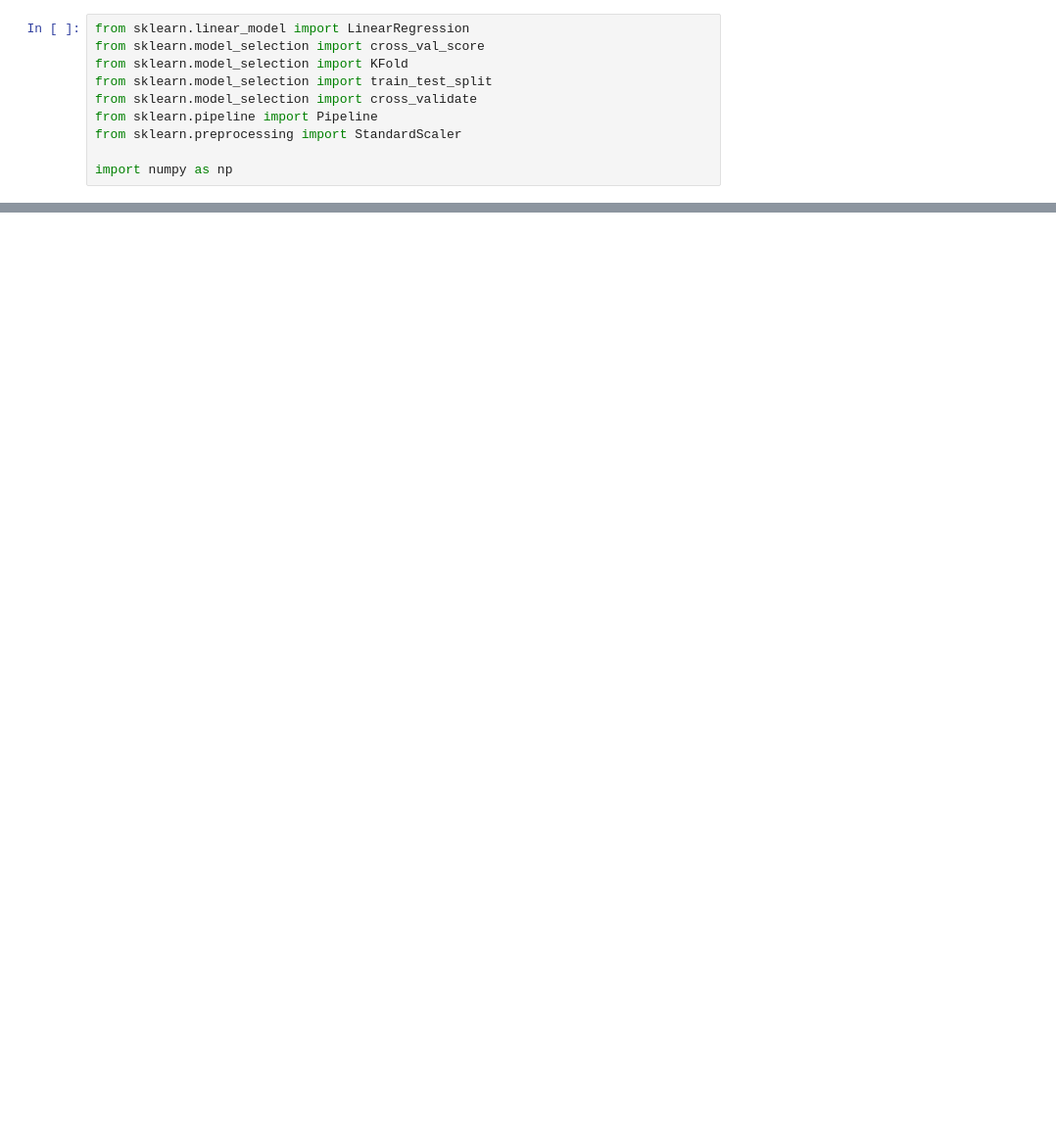
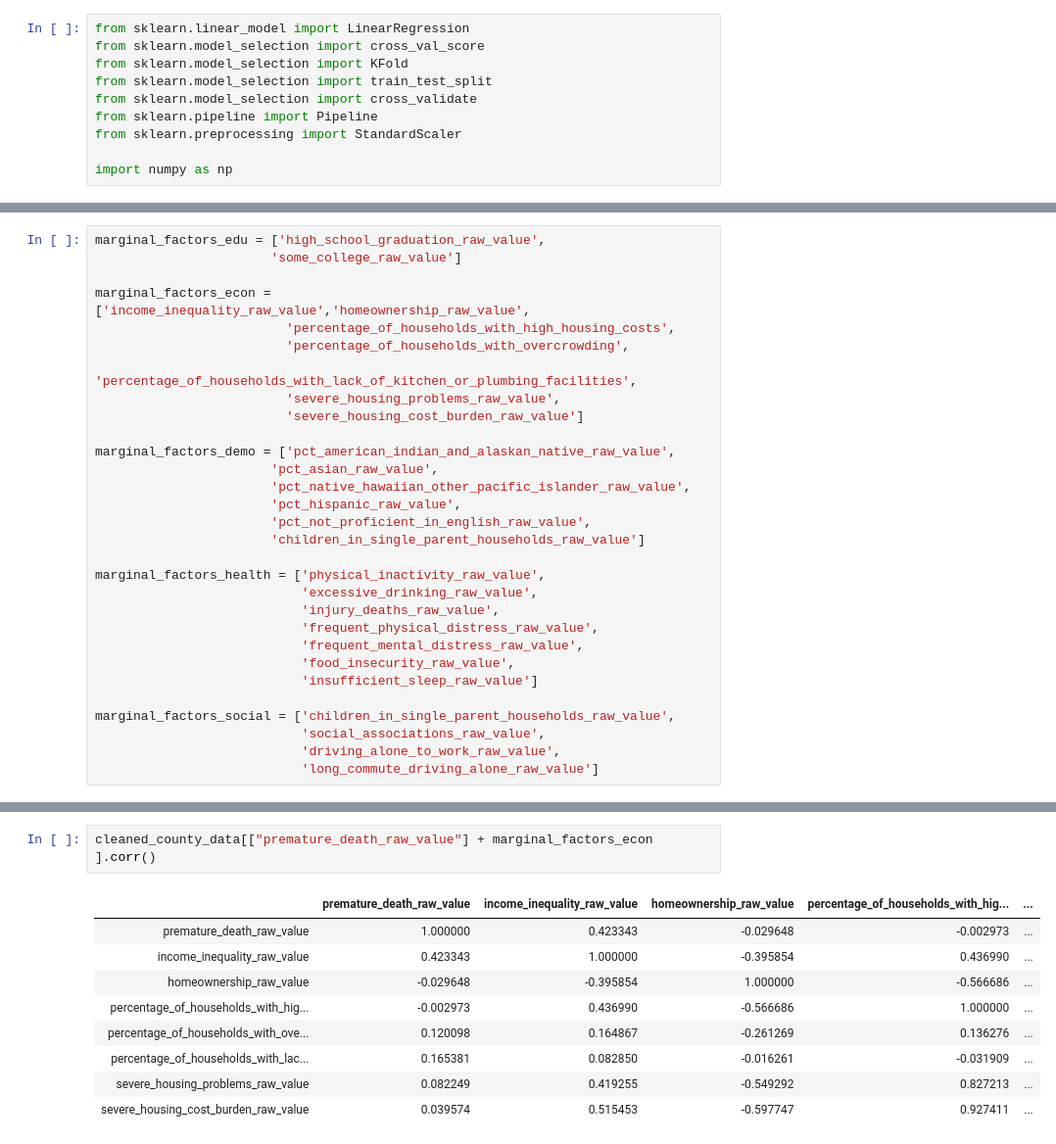
Before and after one commit to NathanVenos/Predicting-Premature-Death-with-County-level-Health-Factors, a Jupyter notebook: data/Choosing features.ipynb, the cells around one changed output, grey strips where cells are left out. Shown at 98% size. Saved outputs shown, nothing was run; the diff lists cells and outputs as text; blank space fills up the shorter version.

```diff
--- a/data/Choosing features.ipynb
+++ b/data/Choosing features.ipynb
@@ -46,0 +61,30 @@ ValueError: Input contains NaN, infinity or a value too large for dtype('float64
+# %%
+marginal_factors_edu = ['high_school_graduation_raw_value',
+                       'some_college_raw_value']
+
+marginal_factors_econ = ['income_inequality_raw_value','homeownership_raw_value',
+                         'percentage_of_households_with_high_housing_costs',
+                         'percentage_of_households_with_overcrowding',
+                         'percentage_of_households_with_lack_of_kitchen_or_plumbing_facilities',
+                         'severe_housing_problems_raw_value',
+                         'severe_housing_cost_burden_raw_value']
+
+marginal_factors_demo = ['pct_american_indian_and_alaskan_native_raw_value',
+                       'pct_asian_raw_value',
+                       'pct_native_hawaiian_other_pacific_islander_raw_value',
+                       'pct_hispanic_raw_value',
+                       'pct_not_proficient_in_english_raw_value',
+                       'children_in_single_parent_households_raw_value']
+
+marginal_factors_health = ['physical_inactivity_raw_value',
+                           'excessive_drinking_raw_value',
+                           'injury_deaths_raw_value',
+                           'frequent_physical_distress_raw_value',
+                           'frequent_mental_distress_raw_value',
+                           'food_insecurity_raw_value',
+                           'insufficient_sleep_raw_value']
+
+marginal_factors_social = ['children_in_single_parent_households_raw_value',
+                           'social_associations_raw_value',
+                           'driving_alone_to_work_raw_value',
+                           'long_commute_driving_alone_raw_value']
@@ -46,0 +103,12 @@ ValueError: Input contains NaN, infinity or a value too large for dtype('float64
+# %%
+cleaned_county_data[["premature_death_raw_value"] + marginal_factors_econ ].corr()
+# %% [output]
+|  | premature_death_raw_value | income_inequality_raw_value | homeownership_raw_value | percentage_of_households_with_hig... | ... |
+| premature_death_raw_value | 1.000000 | 0.423343 | -0.029648 | -0.002973 | ... |
+| income_inequality_raw_value | 0.423343 | 1.000000 | -0.395854 | 0.436990 | ... |
+| homeownership_raw_value | -0.029648 | -0.395854 | 1.000000 | -0.566686 | ... |
+| percentage_of_households_with_hig... | -0.002973 | 0.436990 | -0.566686 | 1.000000 | ... |
+| percentage_of_households_with_ove... | 0.120098 | 0.164867 | -0.261269 | 0.136276 | ... |
+| percentage_of_households_with_lac... | 0.165381 | 0.082850 | -0.016261 | -0.031909 | ... |
+| severe_housing_problems_raw_value | 0.082249 | 0.419255 | -0.549292 | 0.827213 | ... |
+| severe_housing_cost_burden_raw_value | 0.039574 | 0.515453 | -0.597747 | 0.927411 | ... |
```
Also changed, not shown: parts of 12 cells of this notebook.
